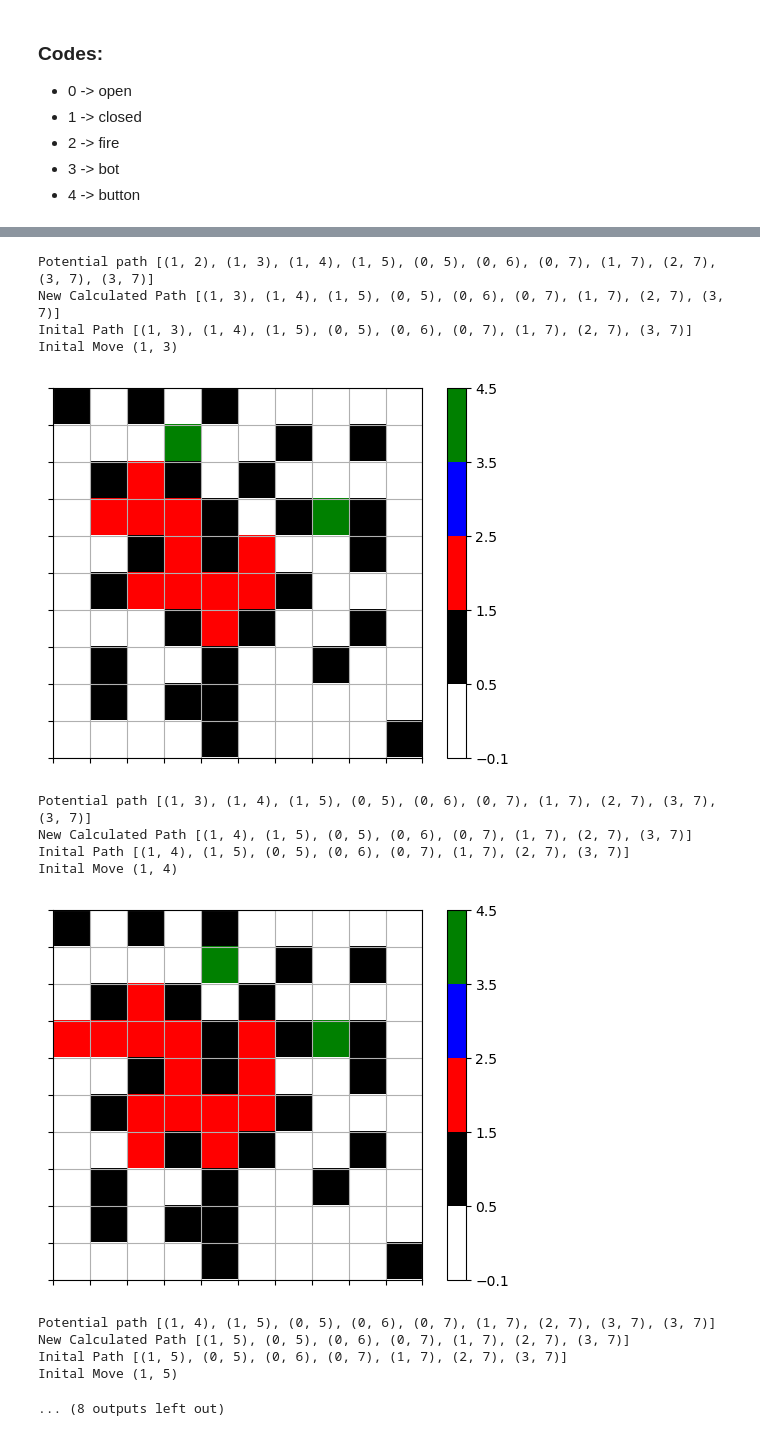
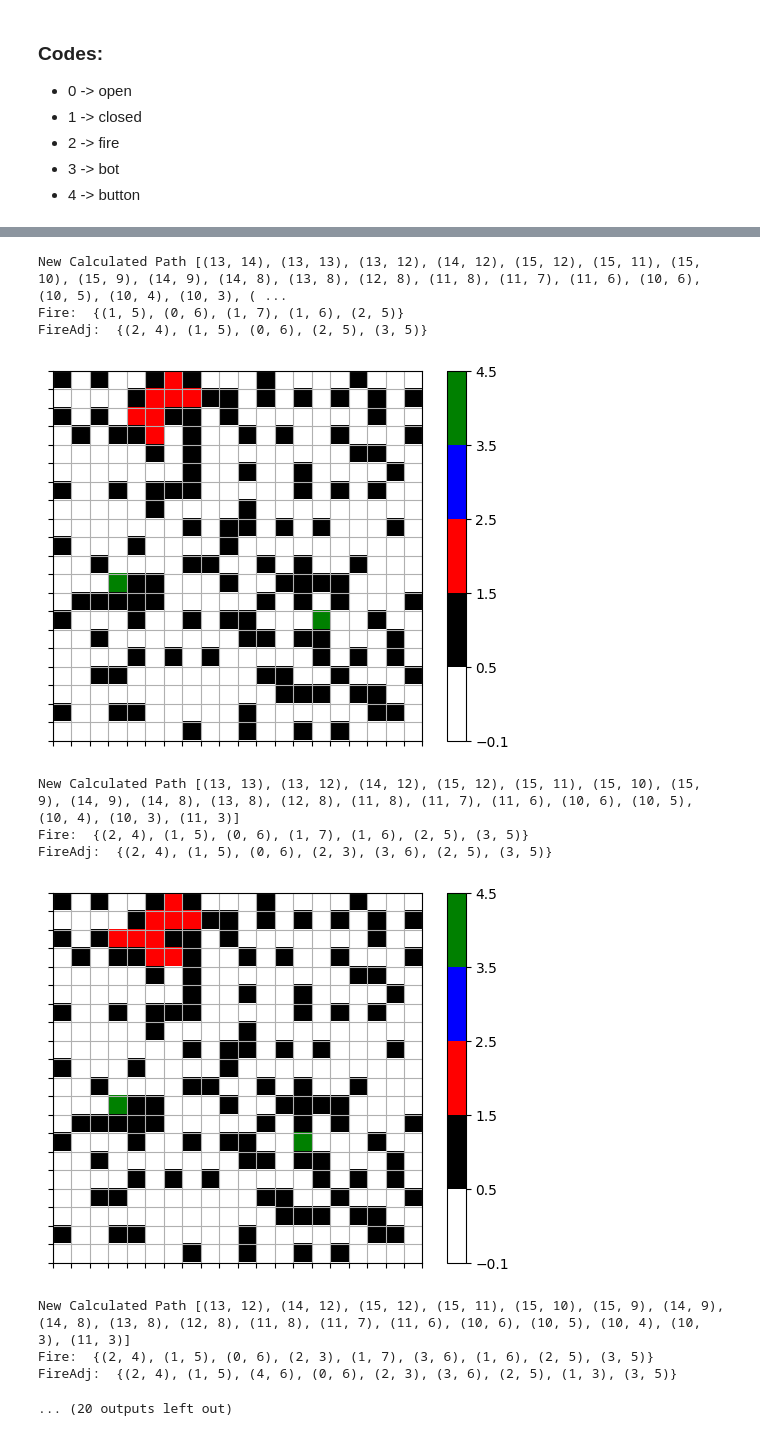
Before and after one commit to Sina-Haz/AI-Project-1, a Jupyter notebook: AI_Proj_1.ipynb, the cells around one changed output, grey strips where cells are left out. Drawn from its saved outputs; the diff is of its cells as text; code cells hidden in the pictures.

```diff
--- a/AI_Proj_1.ipynb
+++ b/AI_Proj_1.ipynb
@@ -363,9 +443,9 @@ class ship:
 # %%
-space_ship = ship.CreateShip(10)
+space_ship = ship.CreateShip(20)
 space_ship.OpenShip()
 space_ship.openDeadEnds()
 space_ship.populateClosedCells()
 space_ship.chooseInitSpawns()
 space_ship.ShowShip()
-space_ship.bot2Runner()
+space_ship.bot3Runner()
 # %% [output]
@@ -386,15 +464,12 @@ Inital Move (1, 2)
-Potential path [(1, 2), (1, 3), (1, 4), (1, 5), (0, 5), (0, 6), (0, 7), (1, 7), (2, 7), (3, 7), (3, 7)]
-New Calculated Path [(1, 3), (1, 4), (1, 5), (0, 5), (0, 6), (0, 7), (1, 7), (2, 7), (3, 7)]
-Inital Path [(1, 3), (1, 4), (1, 5), (0, 5), (0, 6), (0, 7), (1, 7), (2, 7), (3, 7)]
-Inital Move (1, 3)
+New Calculated Path [(13, 14), (13, 13), (13, 12), (14, 12), (15, 12), (15, 11), (15, 10), (15, 9), (14, 9), (14, 8), (13, 8), (12, 8), (11, 8), (11, 7), (11, 6), (10, 6), (10, 5), (10, 4), (10, 3), ( ...
+Fire:  {(1, 5), (0, 6), (1, 7), (1, 6), (2, 5)}
+FireAdj:  {(2, 4), (1, 5), (0, 6), (2, 5), (3, 5)}
-[figure, old version]
+[figure, new version]
-Potential path [(1, 3), (1, 4), (1, 5), (0, 5), (0, 6), (0, 7), (1, 7), (2, 7), (3, 7), (3, 7)]
-New Calculated Path [(1, 4), (1, 5), (0, 5), (0, 6), (0, 7), (1, 7), (2, 7), (3, 7)]
-Inital Path [(1, 4), (1, 5), (0, 5), (0, 6), (0, 7), (1, 7), (2, 7), (3, 7)]
-Inital Move (1, 4)
+New Calculated Path [(13, 13), (13, 12), (14, 12), (15, 12), (15, 11), (15, 10), (15, 9), (14, 9), (14, 8), (13, 8), (12, 8), (11, 8), (11, 7), (11, 6), (10, 6), (10, 5), (10, 4), (10, 3), (11, 3)]
+Fire:  {(2, 4), (1, 5), (0, 6), (1, 7), (1, 6), (2, 5), (3, 5)}
+FireAdj:  {(2, 4), (1, 5), (0, 6), (2, 3), (3, 6), (2, 5), (3, 5)}
-[figure, old version]
+[figure, new version]
-Potential path [(1, 4), (1, 5), (0, 5), (0, 6), (0, 7), (1, 7), (2, 7), (3, 7), (3, 7)]
-New Calculated Path [(1, 5), (0, 5), (0, 6), (0, 7), (1, 7), (2, 7), (3, 7)]
-Inital Path [(1, 5), (0, 5), (0, 6), (0, 7), (1, 7), (2, 7), (3, 7)]
-Inital Move (1, 5)
+New Calculated Path [(13, 12), (14, 12), (15, 12), (15, 11), (15, 10), (15, 9), (14, 9), (14, 8), (13, 8), (12, 8), (11, 8), (11, 7), (11, 6), (10, 6), (10, 5), (10, 4), (10, 3), (11, 3)]
+Fire:  {(2, 4), (1, 5), (0, 6), (2, 3), (1, 7), (3, 6), (1, 6), (2, 5), (3, 5)}
+FireAdj:  {(2, 4), (1, 5), (4, 6), (0, 6), (2, 3), (3, 6), (2, 5), (1, 3), (3, 5)}
-... (8 outputs left out)
+... (20 outputs left out)
```
Also changed, not shown: parts of 3 cells of this notebook.
